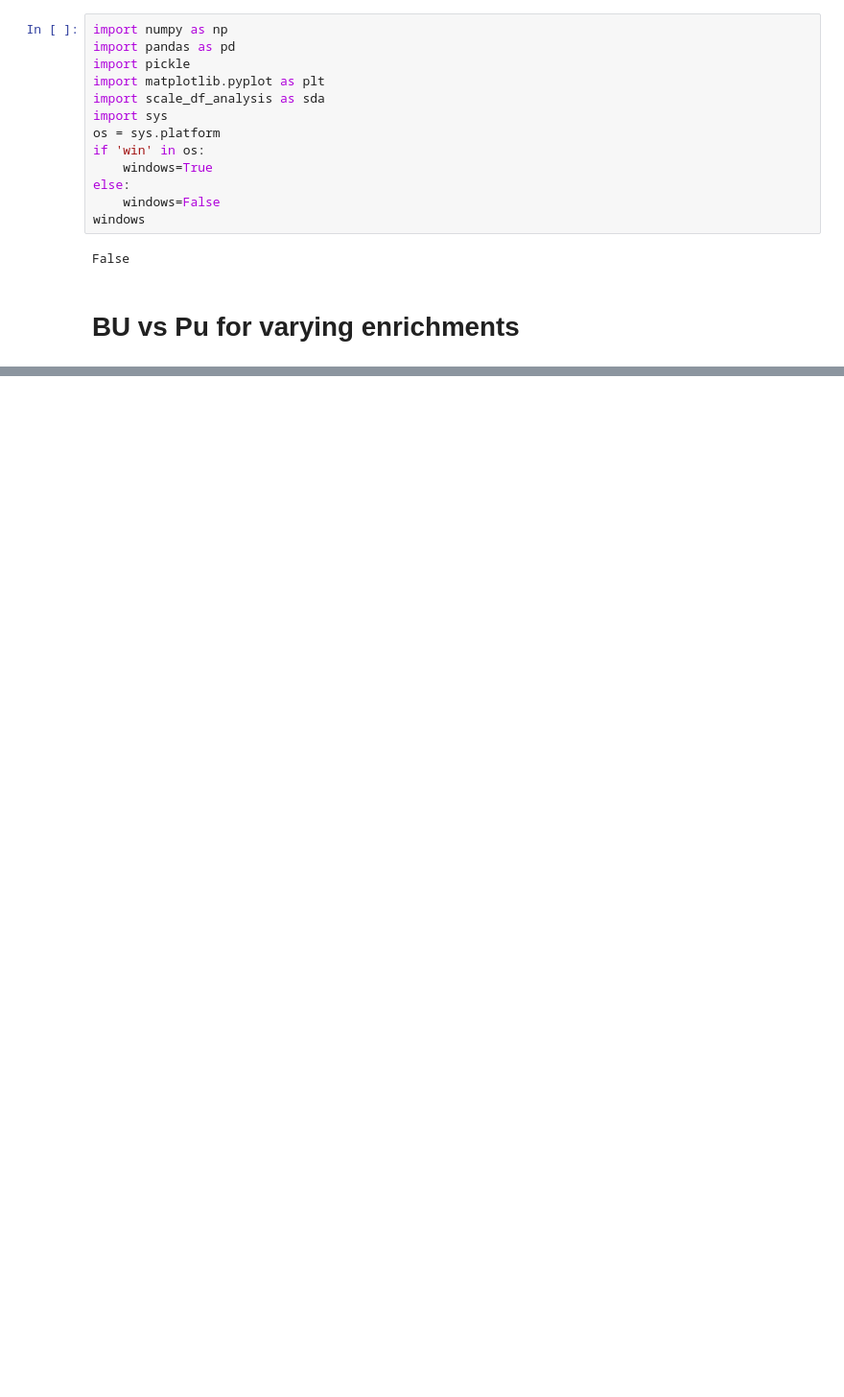
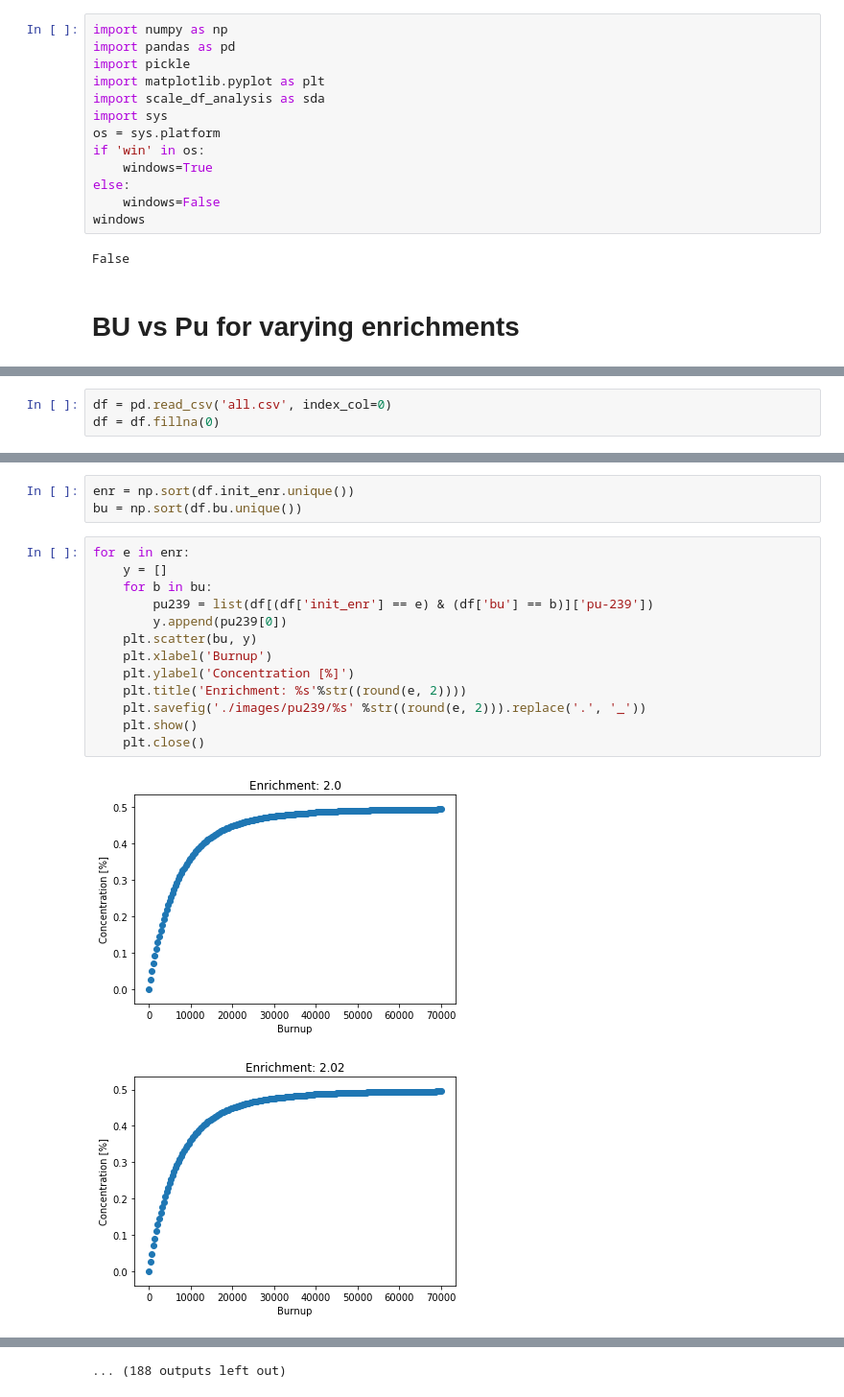
Before and after one commit to jbae11/depletion_rom, a Jupyter notebook: scale/analysis.ipynb, the cells around one changed output, grey strips where cells are left out. Shown at 96% size. Cells and saved outputs as stored; diff of their text form; blank space fills up the shorter version.

```diff
--- a/scale/analysis.ipynb
+++ b/scale/analysis.ipynb
@@ -57,0 +18,3 @@ df.to_csv('all.csv')
+# %%
+df = pd.read_csv('all.csv', index_col=0)
+df = df.fillna(0)
@@ -57,0 +42,19 @@ df.to_csv('all.csv')
+# %%
+enr = np.sort(df.init_enr.unique())
+bu = np.sort(df.bu.unique())
+# %%
+for e in enr:
+    y = []
+    for b in bu:
+        pu239 = list(df[(df['init_enr'] == e) & (df['bu'] == b)]['pu-239'])
+        y.append(pu239[0])
+    plt.scatter(bu, y)
+    plt.xlabel('Burnup')
+    plt.ylabel('Concentration [%]')
+    plt.title('Enrichment: %s'%str((round(e, 2))))
+    plt.savefig('./images/pu239/%s' %str((round(e, 2))).replace('.', '_'))
+    plt.show()
+    plt.close()
+# %% [output]
+[figure, added]
+[figure, added]
@@ -57,0 +71 @@ df.to_csv('all.csv')
+... (188 outputs left out)
```
Also changed, not shown: parts of 5 cells of this notebook, 1 other file.
